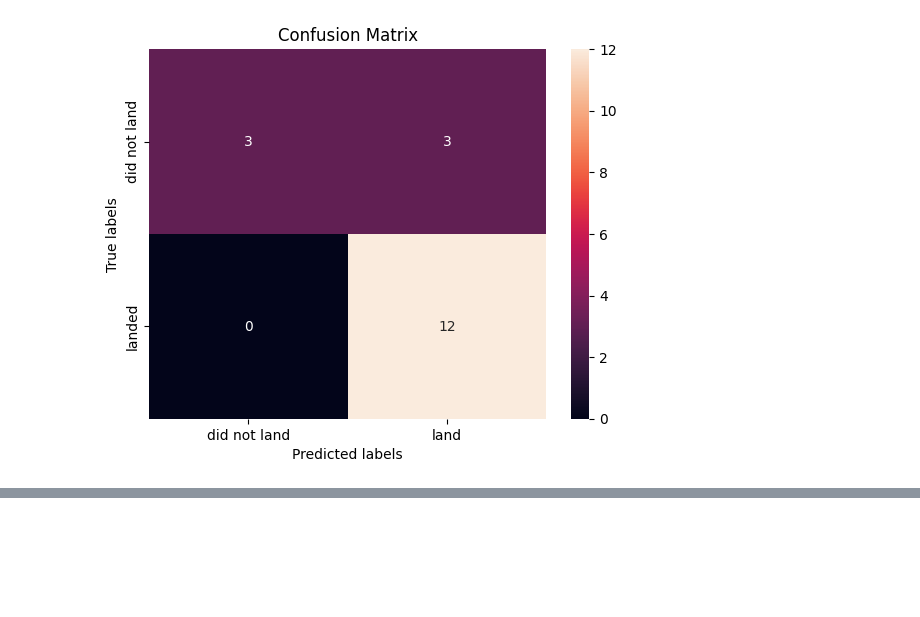
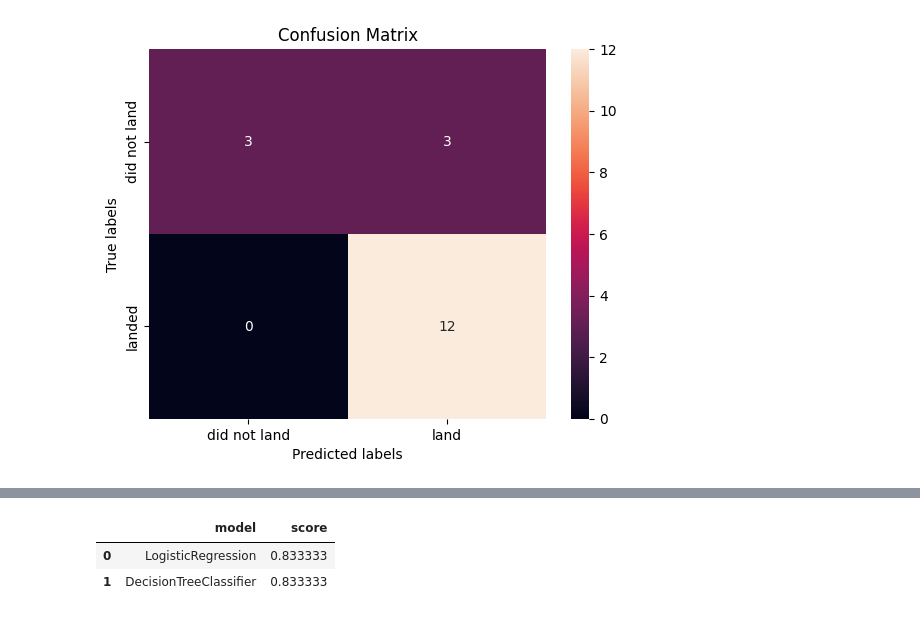
Before and after one commit to akriti-thakur/jupyter-notebook, a Jupyter notebook: space_x/spacex.ipynb, the cells around one changed output, grey strips where cells are left out. Cells and saved outputs as stored; diff of their text form; code cells hidden in the pictures; blank space fills up the shorter version.

```diff
--- a/space_x/spacex.ipynb
+++ b/space_x/spacex.ipynb
@@ -912,2 +909,14 @@ NameError: name 'SVC' is not defined
+# %%
+parameter={'criterion' : ['gini','entropy'],
+           'splitter':['best','random'],
+           'max_depth':[2*n for n in range (1,10)],
+           'max_features':['log2', 'sqrt', None],
+        #    'max_features':['log2', 'sqrt','auto', None],
+
+           'min_samples_leaf': [1, 2, 4],
+            'min_samples_split': [2, 5, 10]
+           }
+
+tree= DecisionTreeClassifier()
 # %%
-svm_cv= GridSearchCV(svm,parameters,cv=10)
+grid= GridSearchCV(tree,parameter,cv=10)
@@ -917,0 +923,3 @@ NameError: name 'svm_cv' is not defined
+# %%
+
+tree_cv=grid.fit(X_train,y_train)
@@ -917,0 +934,2 @@ NameError: name 'svm_cv' is not defined
+# %%
+accu=tree_cv.score(X_test,y_test)
@@ -917,0 +970,12 @@ NameError: name 'svm_cv' is not defined
+# %%
+model= pd.DataFrame({
+    'model':['LogisticRegression','DecisionTreeClassifier'],
+    'score':[acurracy,accu]
+})
+
+
+model.sort_values(by='score')
+# %% [output]
+|  | model | score |
+| 0 | LogisticRegression | 0.833333 |
+| 1 | DecisionTreeClassifier | 0.833333 |
```
Also changed, not shown: parts of 24 cells of this notebook, 3 other files.
